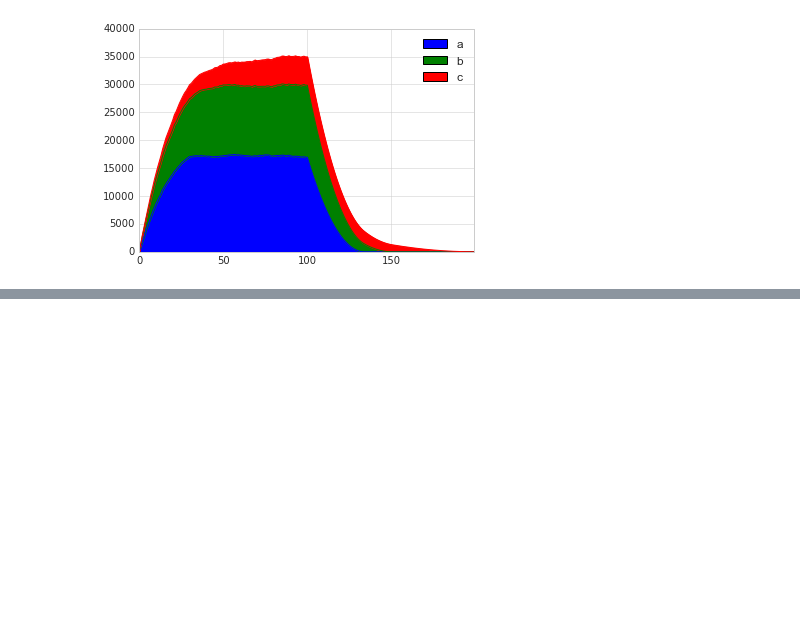
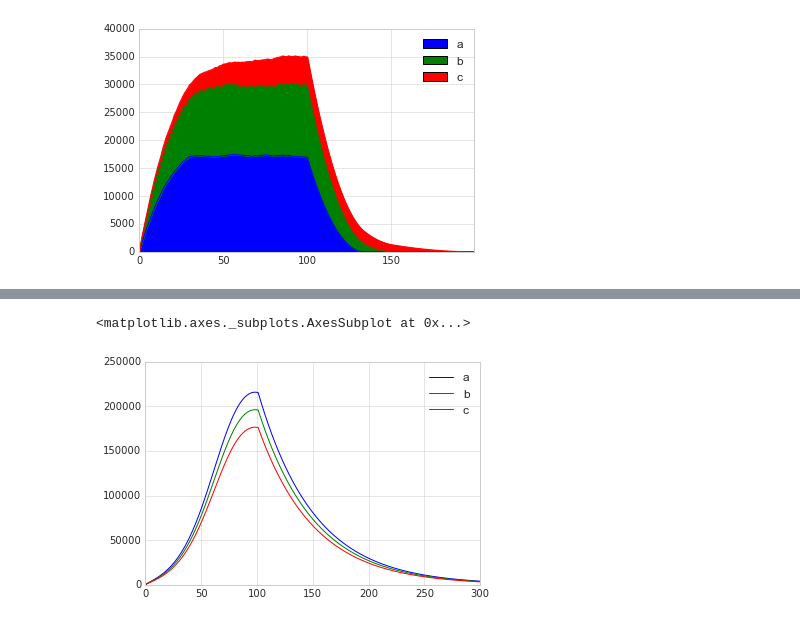
Before and after one commit to thevioletpiece/data_science_tools, a Jupyter notebook: Growth Analytics.ipynb, the cells around one changed output, grey strips where cells are left out. Cells and saved outputs as stored; diff of their text form; code cells hidden in the pictures; blank space fills up the shorter version.

```diff
--- a/Growth Analytics.ipynb
+++ b/Growth Analytics.ipynb
@@ -287,0 +377,13 @@ df.plot(kind='area');
+# %%
+aCohort=computeNewUsersPowSat(1000,100, 2, 0.7, 2000000)
+
+aDAU = computeDAUExp(aCohort, .02, 200,1.1)
+bDAU = computeDAUExp(aCohort, .02, 200,1)
+cDAU = computeDAUExp(aCohort, .02, 200,0.9)
+
+zz=np.stack((np.array(aDAU), np.array(bDAU), np.array(cDAU)),axis=1)
+df = pd.DataFrame(zz, columns=['a', 'b', 'c'])
+df.plot()
+# %% [output]
+<matplotlib.axes._subplots.AxesSubplot at 0x...>
+[figure, added]
```
Also changed, not shown: parts of 8 cells of this notebook.
